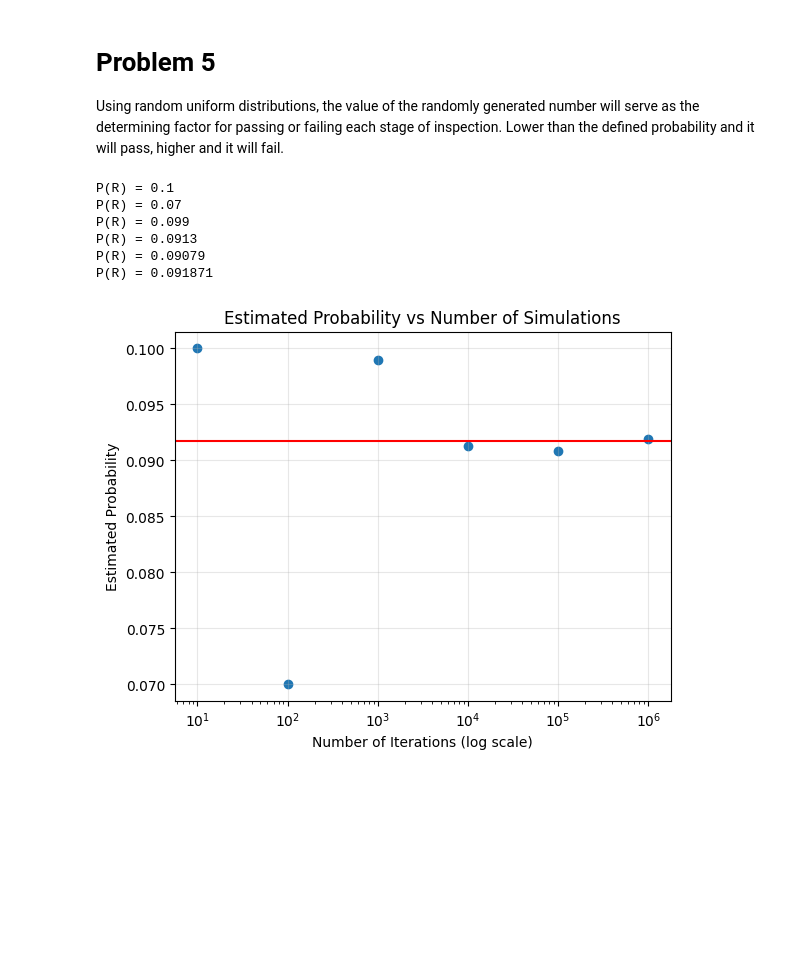
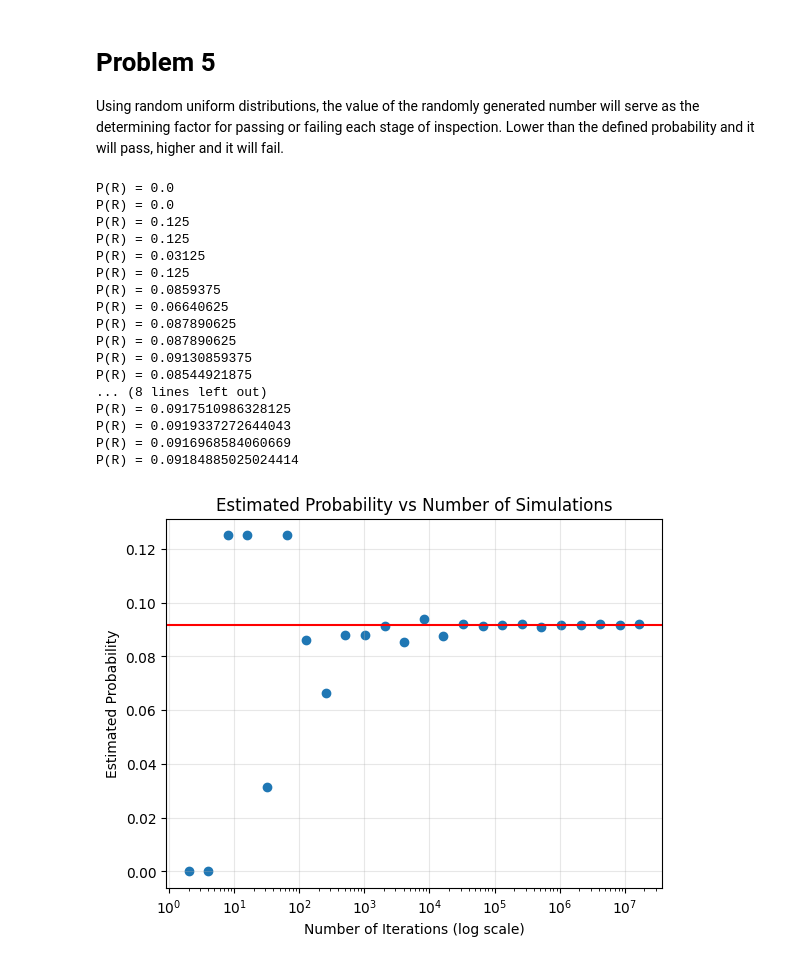
Before and after one commit to Kymapo/OR760, a Jupyter notebook: OR760 HW1.ipynb, the cells around one changed output. Drawn from its saved outputs; the diff is of its cells as text; code cells hidden in the pictures; blank space fills up the shorter version.

```diff
--- a/OR760 HW1.ipynb
+++ b/OR760 HW1.ipynb
@@ -60,14 +60,14 @@ def two_stage_screen(init_good_prob):
     fail = False
 
     R1 = random.random()
-    if R1 <= init_good_prob: # initial probabilities
+    if R1 <= init_good_prob: # initial probability for good
         item = 'good'
     else:
         item = 'bad'
 
     # Stage 1 screening (all items)
     if item == 'good':
-        R2a = random.random()
+        R2a = random.random() # Use different random number for good and bad for clarity
         if R2a <= 0.08:
             fail = True
     else: # item == 'bad'
@@ -79,47 +79,58 @@ def two_stage_screen(init_good_prob):
     if fail: # Only proceed to stage 2 if failed stage 1
         if item == 'good':
             R3a = random.random()
-            if R3a <= 0.98:
-                fail = False
+            if R3a <= 0.98: # Pass probability (not fail)
+                fail = False # Switch to pass
         else: # item == 'bad'
             R3b = random.random()
             if R3b <= 0.05:
                 fail = False
 
 
     return item, fail
 
 
 
-sims = [10**i for i in range(1, 7)]  # 10, 100, 1000, 10000, 100000, 1000000
+sims = [2**i for i in range(1, 25)]
 probabilities = []
 for i in range(len(sims)):
     fail_count = 0
     for sim in range(sims[i]):
-        item, fail = two_stage_screen(0.9)
+        item, fail = two_stage_screen(0.9) # Change initial P(G) here
         if fail:
             fail_count += 1
             #print(f"Item: {item}, Failed screening: {fail}")
 
     probabilities.append(fail_count / sims[i])
     print(f"P(R) = {fail_count / sims[i]}")
 
 # Plotting estimated probabilities vs number of iterations
 plt.figure(1)
 plt.scatter(sims, probabilities)
-plt.axhline(y=0.09169, color='r', label='Analytical P(R)')
+plt.axhline(y=0.09169, color='r', label='Analytical P(R)') # 0.09169 is analytical value for P(R) with P(G)=0.9 from part 1
 plt.xscale('log')
 plt.xlabel('Number of Iterations (log scale)')
 plt.ylabel('Estimated Probability')
 plt.title('Estimated Probability vs Number of Simulations')
 plt.grid(True, alpha=0.3)
 plt.show()
 # %% [output]
-P(R) = 0.1
-P(R) = 0.07
-P(R) = 0.099
-P(R) = 0.0913
-P(R) = 0.09079
-P(R) = 0.091871
+P(R) = 0.0
+P(R) = 0.0
+P(R) = 0.125
+P(R) = 0.125
+P(R) = 0.03125
+P(R) = 0.125
+P(R) = 0.0859375
+P(R) = 0.06640625
+P(R) = 0.087890625
+P(R) = 0.087890625
+P(R) = 0.09130859375
+P(R) = 0.08544921875
+... (8 lines left out)
+P(R) = 0.0917510986328125
+P(R) = 0.0919337272644043
+P(R) = 0.0916968584060669
+P(R) = 0.09184885025024414
-[figure, old version]
+[figure, new version]
 # %%
```
Also changed, not shown: parts of 1 cell of this notebook.
